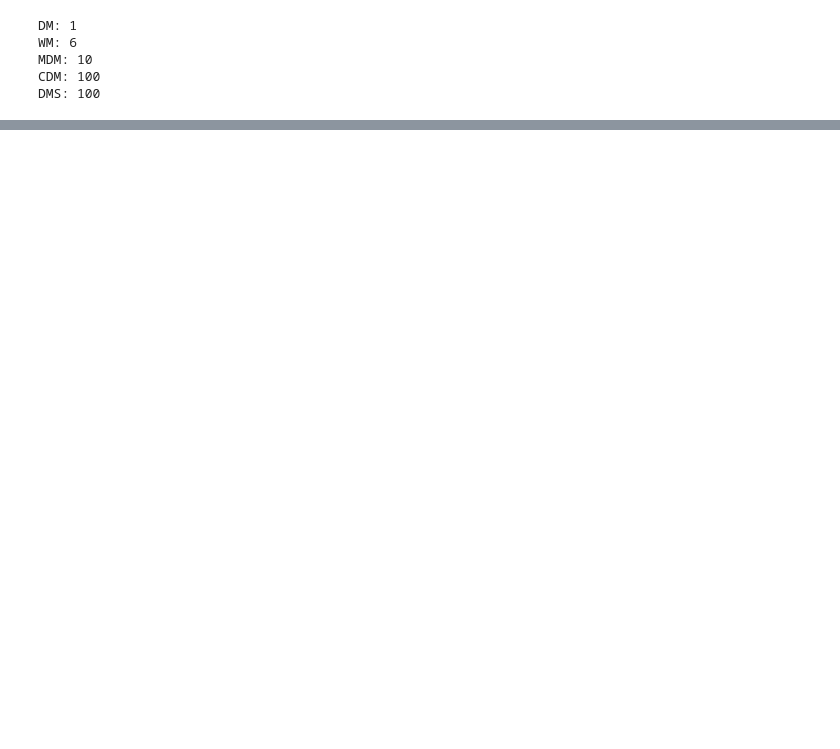
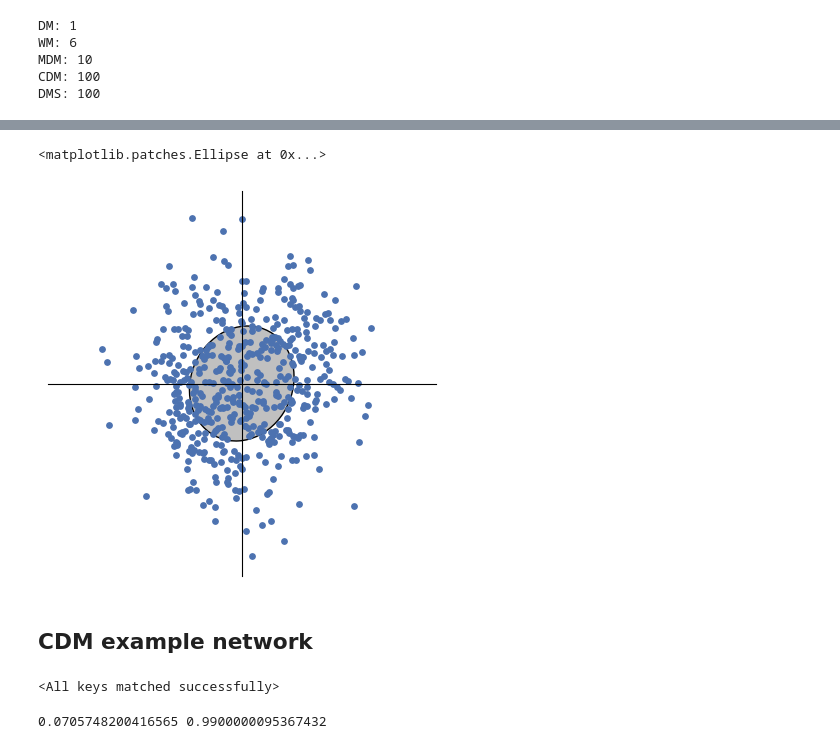
Before and after one commit to adrian-valente/populations_paper_code, a Jupyter notebook: figures_notebooks/fig1_fullrank.ipynb, the cells around one changed output, grey strips where cells are left out. Drawn from its saved outputs; the diff is of its cells as text; code cells hidden in the pictures; blank space fills up the shorter version.

```diff
--- a/figures_notebooks/fig1_fullrank.ipynb
+++ b/figures_notebooks/fig1_fullrank.ipynb
@@ -393,0 +439,30 @@ plt.subplots_adjust(wspace=.2, hspace=.4)
+# %%
+# Panel b
+
+fig, ax = plt.subplots(figsize=(5, 5))
+ax.scatter(reg_space[:, 2], reg_space[:, 3], color=color, s=15)
+helpers.center_axes(ax)
+xlim = 1.3 * max(-np.min(reg_space[:, 0]), np.max(reg_space[:, 0]))
+ylim = 1.3 * max(-np.min(reg_space[:, 1]), np.max(reg_space[:, 1]))
+ax.set_xlim(-xlim, xlim)
+ax.set_ylim(-ylim, ylim)
+
+X = np.array([reg_space[:, 2], reg_space[:, 3]]).T
+cov = X.T @ X / X.shape[0]
+eigvals, eigvecs = np.linalg.eig(cov)
+v1 = eigvecs[:, 0]
+angle = np.arctan(v1[1] / v1[0])
+angle = angle * 180 / np.pi
+std_factor = 1
+ax.add_artist(Ellipse(xy=[0, 0],
+                      angle=angle,
+                      width=np.sqrt(eigvals[0]) * 2 * std_factor,
+                      height=np.sqrt(eigvals[1]) * 2 * std_factor,
+                      fill=True, fc='silver', ec='black', lw=1, zorder=-1))
+
+# plt.savefig('figure_1/raposo_reg_scatter.pdf', bbox_inches='tight')
+# %% [output]
+<matplotlib.patches.Ellipse at 0x...>
+[figure, added]
+# %% [markdown]
+## CDM example network
@@ -393,0 +472,14 @@ plt.subplots_adjust(wspace=.2, hspace=.4)
+# %%
+size = 512
+alpha = .2
+noise_std = 5e-2
+x_train, y_train, mask_train, x_val, y_val, mask_val = mante.generate_mante_data(1000, fraction_validation_trials=.2)
+net = FullRankRNN(4, size, 1, noise_std, alpha, rho=1, train_wi=True)
+net.load_state_dict(torch.load('../models/mante_fr_fig1.pt', map_location='cpu'))
+# %% [output]
+<All keys matched successfully>
+# %%
+loss, acc = mante.test_mante(net, x_val, y_val, mask_val)
+print(loss, acc)
+# %% [output]
+0.0705748200416565 0.9900000095367432
```
Also changed, not shown: parts of 18 cells of this notebook, 23 other files.
